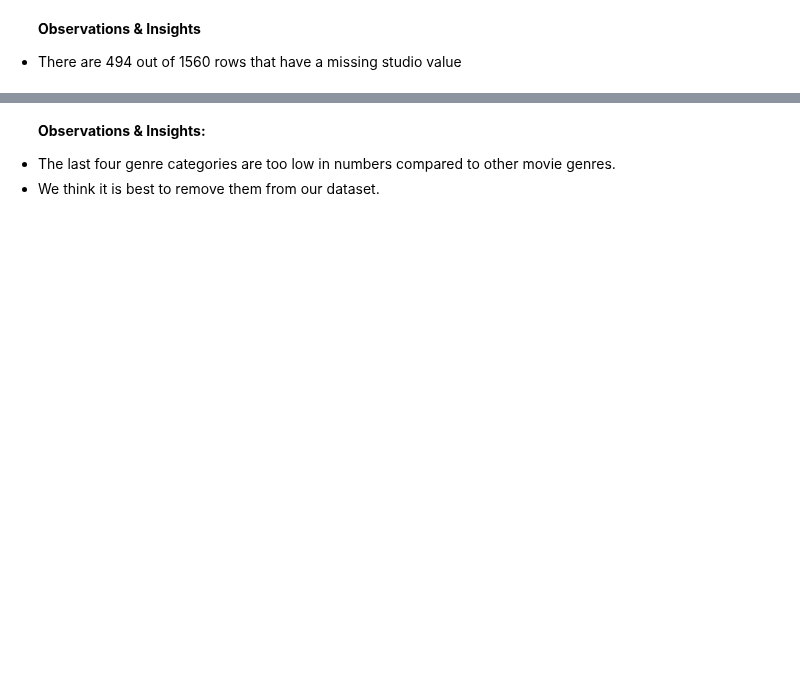
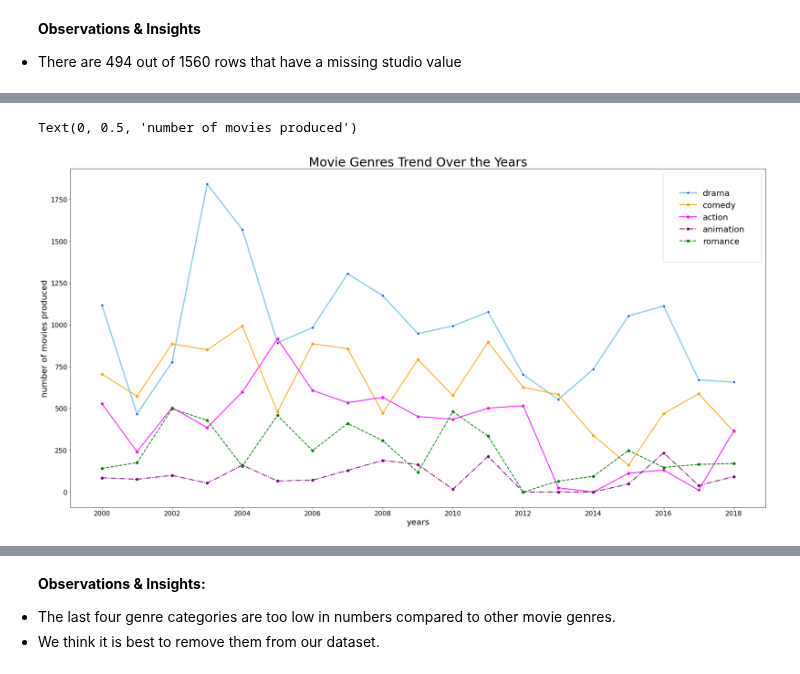
Before and after one commit to alpacanonymous/project1, a Jupyter notebook: final_notebook.ipynb, the cells around one changed output, grey strips where cells are left out. Drawn from its saved outputs; the diff is of its cells as text; code cells hidden in the pictures; blank space fills up the shorter version.

```diff
--- a/final_notebook.ipynb
+++ b/final_notebook.ipynb
@@ -216,0 +445,2 @@ merged_datasets['genres'].value_counts()
+# %%
+mylist_action_adv = [528,241,504,385,598,916,607,534,566,451,435,501,516,25,0,112,131,11,366]
@@ -216,0 +449,2 @@ merged_datasets['genres'].value_counts()
+# %%
+mylist_animation = [85, 76, 99, 53, 160, 66, 71, 129, 189, 164, 16, 213,0,0,0, 48, 234, 39, 92]
@@ -216,0 +453,4 @@ merged_datasets['genres'].value_counts()
+# %%
+mylist_romance = [141,175,498,428,154,458,248,410,307,119,480,334,0,65,94,248,147,165,170]
+# %%
+years_list = list(range(2000,2019))
@@ -216,0 +459,17 @@ merged_datasets['genres'].value_counts()
+# %%
+plt.figure(figsize=(30, 15))
+plt.plot( years_list, mylist_drama, marker='o', markerfacecolor='blue', markersize=5, color='skyblue', linewidth=3,label="drama")
+plt.plot( years_list, mylist_comedy, marker='o', color='orange', linewidth=2,label = 'comedy')
+plt.plot( years_list, mylist_action_adv, marker='o', color='fuchsia', linewidth=2, linestyle='solid', label="action")
+plt.plot( years_list, mylist_animation, marker='o', color='purple', linewidth=2, linestyle='dashdot', label="animation")
+plt.plot( years_list, mylist_romance, marker='o', color='green', linewidth=2,linestyle='dashed', label = 'romance')
+plt.legend(borderpad = 2,prop={"size":20})
+plt.xticks(fontsize=16)
+plt.yticks(fontsize=16)
+plt.locator_params(axis="x", nbins=10)
+plt.title("Movie Genres Trend Over the Years", fontsize=30)
+plt.xlabel("years",fontsize=20)
+plt.ylabel("number of movies produced",fontsize=20)
+# %% [output]
+Text(0, 0.5, 'number of movies produced')
+[figure, added]
```
Also changed, not shown: parts of 60 cells of this notebook.
